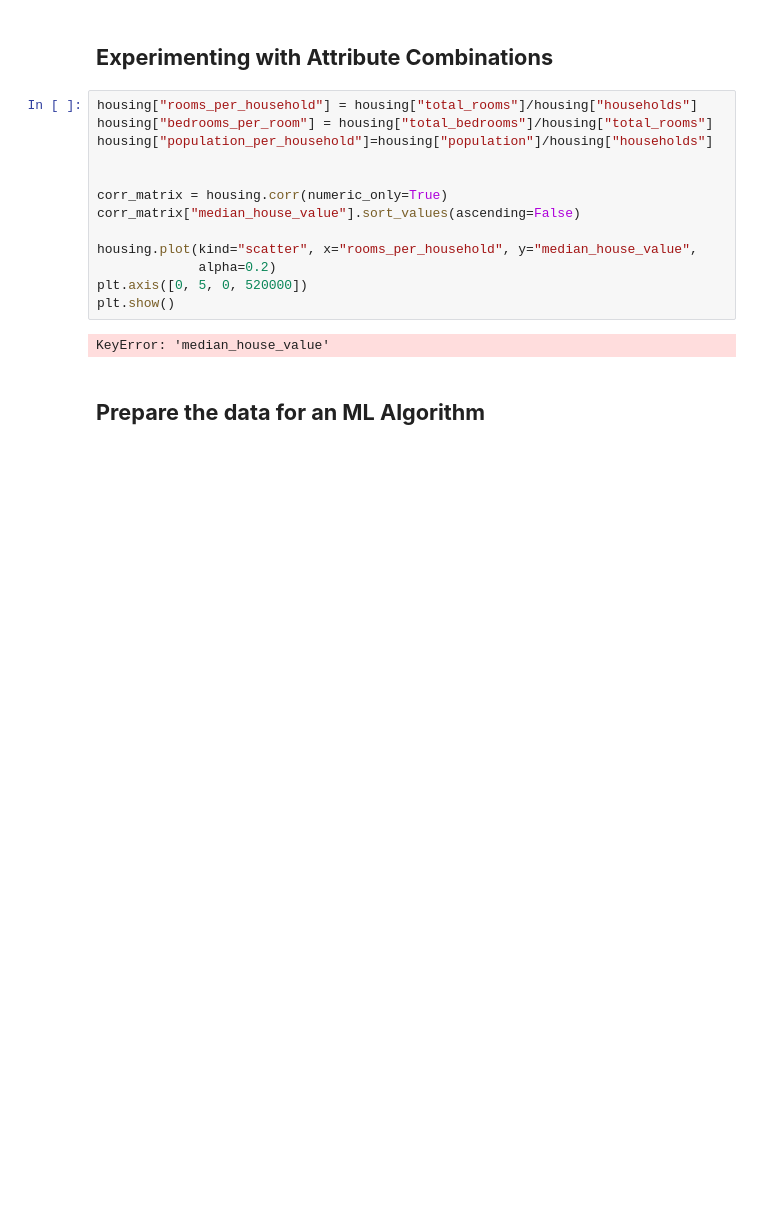
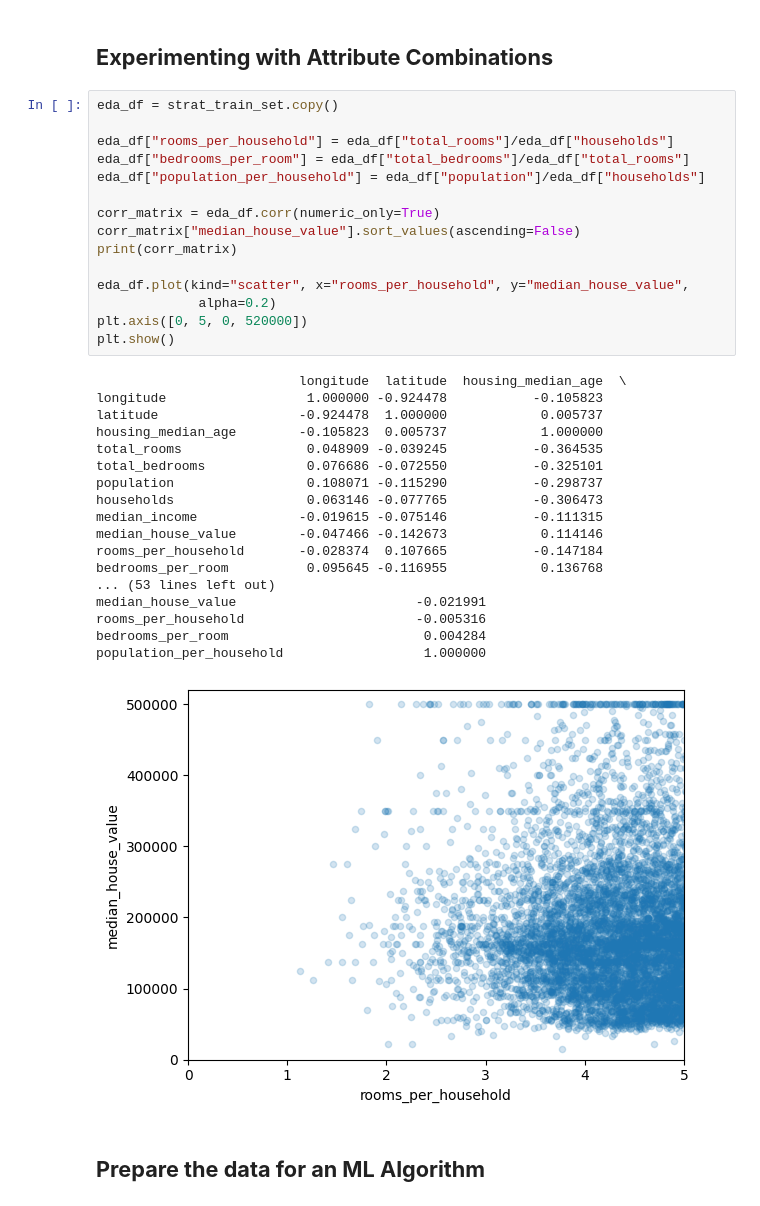
Before and after one commit to regional-specter/Learning-ML, a Jupyter notebook: ML Books Practice/Hands-On ML/HousingPrices.ipynb, the cells around one changed output. Drawn from its saved outputs; the diff is of its cells as text; blank space fills up the shorter version.

```diff
--- a/ML Books Practice/Hands-On ML/HousingPrices.ipynb
+++ b/ML Books Practice/Hands-On ML/HousingPrices.ipynb
@@ -338,20 +342,39 @@ Saving figure income_vs_house_value_scatterplot
 # %% [markdown]
 ## **Experimenting with Attribute Combinations**
 # %%
-housing["rooms_per_household"] = housing["total_rooms"]/housing["households"]
-housing["bedrooms_per_room"] = housing["total_bedrooms"]/housing["total_rooms"]
-housing["population_per_household"]=housing["population"]/housing["households"]
+eda_df = strat_train_set.copy()
 
+eda_df["rooms_per_household"] = eda_df["total_rooms"]/eda_df["households"]
+eda_df["bedrooms_per_room"] = eda_df["total_bedrooms"]/eda_df["total_rooms"]
+eda_df["population_per_household"] = eda_df["population"]/eda_df["households"]
 
-corr_matrix = housing.corr(numeric_only=True)
+corr_matrix = eda_df.corr(numeric_only=True)
 corr_matrix["median_house_value"].sort_values(ascending=False)
+print(corr_matrix)
 
-housing.plot(kind="scatter", x="rooms_per_household", y="median_house_value",
+eda_df.plot(kind="scatter", x="rooms_per_household", y="median_house_value",
              alpha=0.2)
 plt.axis([0, 5, 0, 520000])
 plt.show()
 # %% [output]
-KeyError: 'median_house_value'
+                          longitude  latitude  housing_median_age  \
+longitude                  1.000000 -0.924478           -0.105823
+latitude                  -0.924478  1.000000            0.005737
+housing_median_age        -0.105823  0.005737            1.000000
+total_rooms                0.048909 -0.039245           -0.364535
+total_bedrooms             0.076686 -0.072550           -0.325101
+population                 0.108071 -0.115290           -0.298737
+households                 0.063146 -0.077765           -0.306473
+median_income             -0.019615 -0.075146           -0.111315
+median_house_value        -0.047466 -0.142673            0.114146
+rooms_per_household       -0.028374  0.107665           -0.147184
+bedrooms_per_room          0.095645 -0.116955            0.136768
+... (53 lines left out)
+median_house_value                       -0.021991
+rooms_per_household                      -0.005316
+bedrooms_per_room                         0.004284
+population_per_household                  1.000000
+[figure, added]
 # %% [markdown]
 ## **Prepare the data for an ML Algorithm**
 # %%
```
Also changed, not shown: parts of 8 cells of this notebook, 6 other files.
